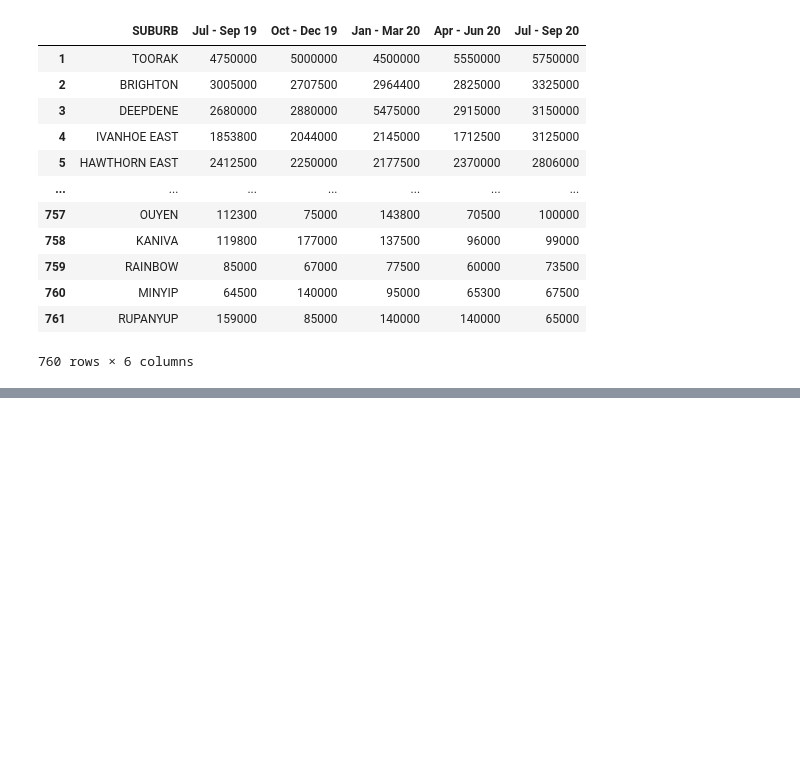
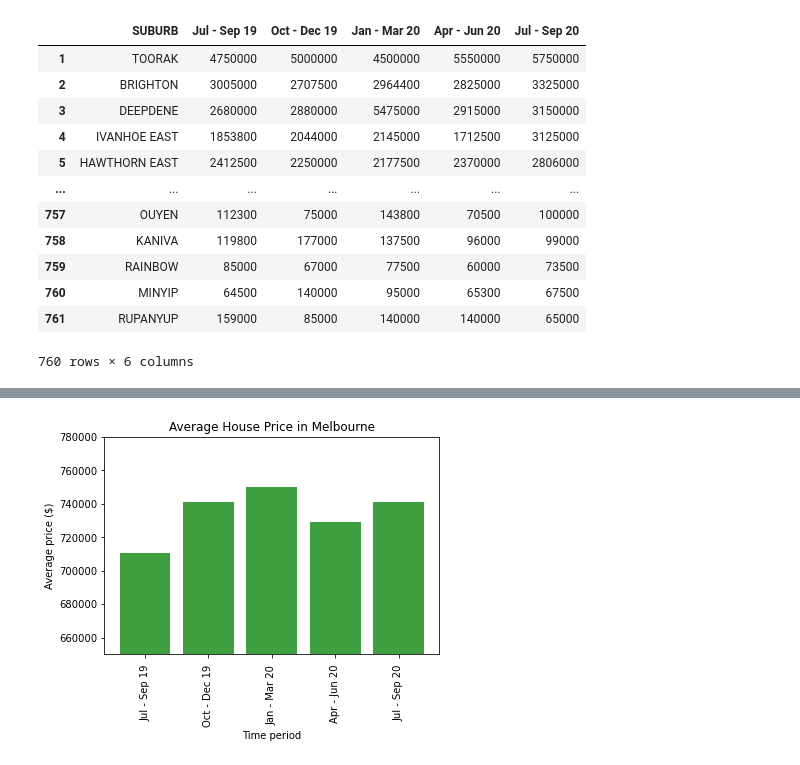
Before and after one commit to LP-116/Project-1, a Jupyter notebook: Mel_suburb_analysis.ipynb, the cells around one changed output, grey strips where cells are left out. Drawn from its saved outputs; the diff is of its cells as text; code cells hidden in the pictures; blank space fills up the shorter version.

```diff
--- a/Mel_suburb_analysis.ipynb
+++ b/Mel_suburb_analysis.ipynb
@@ -192,0 +193,7 @@ sub_stats_df
+# %%
+stats_transposed = sub_stats_df.transpose()
+# %%
+stats_transposed = stats_transposed.reset_index()
+stats_transposed = stats_transposed.drop(index=0)
+stats_transposed["index"] = stats_transposed["index"].str.replace("Average","")
+stats_transposed
@@ -192,0 +207,22 @@ sub_stats_df
+# %%
+x_axis_data = stats_transposed["index"]
+y_axis_data = stats_transposed[0]
+
+x_axis = np.arange(0, len(x_axis_data))
+tick_locations = []
+
+for x in x_axis:
+    tick_locations.append(x)
+
+plt.title("Average House Price in Melbourne")
+plt.xlabel("Time period")
+plt.ylabel("Average price ($)")
+plt.ylim(ymax = 780000, ymin = 650000)
+
+plt.bar(x_axis, y_axis_data, facecolor="green", alpha=0.75, align="center")
+
+plt.xticks(tick_locations, x_axis_data, rotation=90)
+
+plt.show()
+# %% [output]
+[figure, added]
```
Also changed, not shown: parts of 2 cells of this notebook.
